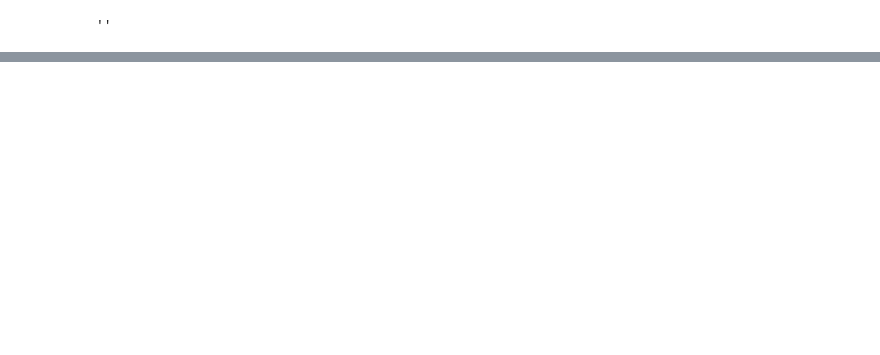
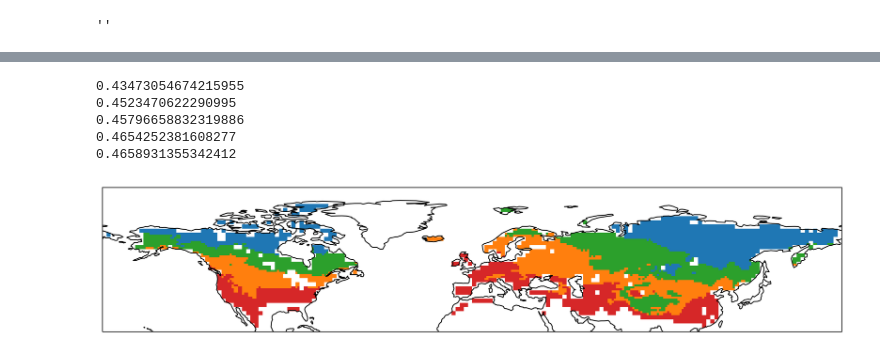
Before and after one commit to cruiseryy/mean_vs_median_temp, a Jupyter notebook: comparison_against_snow.ipynb, the cells around one changed output, grey strips where cells are left out. Drawn from its saved outputs; the diff is of its cells as text; code cells hidden in the pictures; blank space fills up the shorter version.

```diff
--- a/comparison_against_snow.ipynb
+++ b/comparison_against_snow.ipynb
@@ -26,22 +29,3 @@ cmap_prep.read_rgb_data_from_excel()
 ;
 # %% [output]
 ''
-# %%
-# read processed data from pkl file
-pkl_file = open('NH_winter_temp_anom.pkl', 'rb')
-# remove the first 90 rows (JFM of 1980) and the last 61 rows (ND of 2020)
-temp = pickle.load(pkl_file)
-
-# recover the original values by adding the climatology
-with xr.open_dataset(path_ + pre_ + '1980.nc') as ds:
-    climatology = ds.climatology.values[:,-90:,:]
-
-doy_l = [0, 31, 59, 304, 334]
-doy_r = [31, 59, 90, 334, 365]
-ll = [0, 31, 59, 90, 120, 151]
-for yy in range(40):
-    for mm in range(5):
-        il, ir = 151*yy + ll[mm], 151*yy + ll[mm+1]
-        temp[il:ir,:,:] += climatology[doy_l[mm]:doy_r[mm],:,:]
-
-temp = temp[90:-61,:,:]
@@ -257,0 +257,56 @@ ax.axline((0, 0), slope=0, color='black', linestyle='--')
+# %%
+XX = {}
+XX[0] = np.concatenate([comp_insitu[:,1][:,None], comp_insitu[:,5][:,None]], axis=1)
+XX[1] = np.concatenate([comp_insitu[:,2][:,None], comp_insitu[:,5][:,None]], axis=1)
+XX[2] = np.concatenate([comp_insitu[:,2][:,None], comp_insitu[:,3][:,None],
+                        comp_insitu[:,5][:,None]], axis=1)
+XX[3] = np.concatenate([comp_insitu[:,2][:,None], comp_insitu[:,4][:,None],
+                        comp_insitu[:,5][:,None]], axis=1)
+XX[4] = np.concatenate([comp_insitu[:,2][:,None], comp_insitu[:,3][:,None],
+                        comp_insitu[:,4][:,None], comp_insitu[:,5][:,None]], axis=1)
+for i in range(5):
+    lm = LinearRegression().fit(XX[i], comp_insitu[:,0])
+    print(np.sqrt(lm.score(XX[i], comp_insitu[:,0])))
+# %% [output]
+0.43473054674215955
+0.4523470622290995
+0.45796658832319886
+0.4654252381608277
+0.4658931355342412
+# %%
+
+climatology_map_masked = np.ma.masked_where(mask == 0, climatology_group_map)
+lon = np.linspace(-179.5, 179.5, 360)
+lat = np.linspace(0.5, 89.5, 90)
+
+# Create the plot
+fig = plt.figure(figsize=(12, 5))
+gs = fig.add_gridspec(10, 12)
+
+# Create main map
+ax = fig.add_subplot(gs[:, :], projection=ccrs.PlateCarree())
+
+# Create custom colormap for the 4 types
+colors = ['#1f77b4',  # Type I: blue (stretch-stretch)
+          '#2ca02c',  # Type II: green (shrink-shrink)
+          '#ff7f0e',  # Type III: orange (shrink-stretch)
+          '#d62728']  # Type IV: red (stretch-shrink)
+
+cmap = ListedColormap(colors)
+norm = BoundaryNorm(boundaries=np.arange(0.5, 5.5), ncolors=4)
+
+# Plot the map
+basemap = ax.pcolormesh(lon, lat, climatology_map_masked,
+                       transform=ccrs.PlateCarree(),
+                       cmap=cmap, norm=norm)
+
+# Add coastlines and gridlines
+ax.coastlines()
+# ax.gridlines()
+ax.set_extent([-180, 180, 20, 90], crs=ccrs.PlateCarree())
+
+plt.tight_layout()
+plt.show()
+fig.savefig('figures_new/climatology_map.png')
+# %% [output]
+[figure, added]
```
Also changed, not shown: parts of 19 cells of this notebook, 34 other files.
